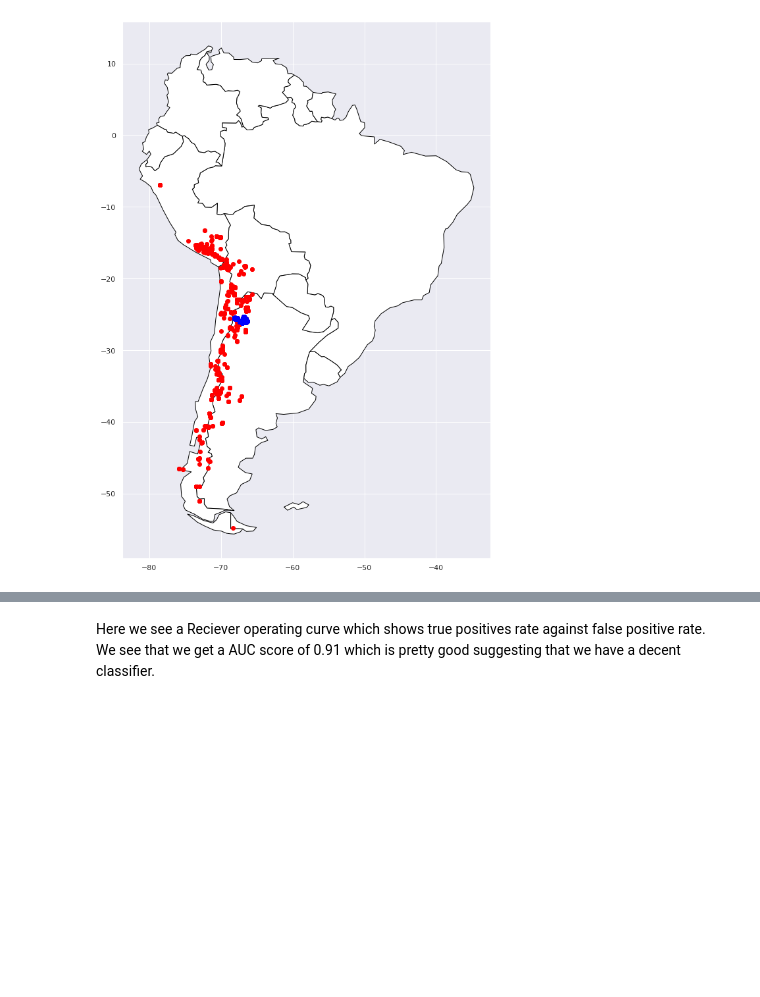
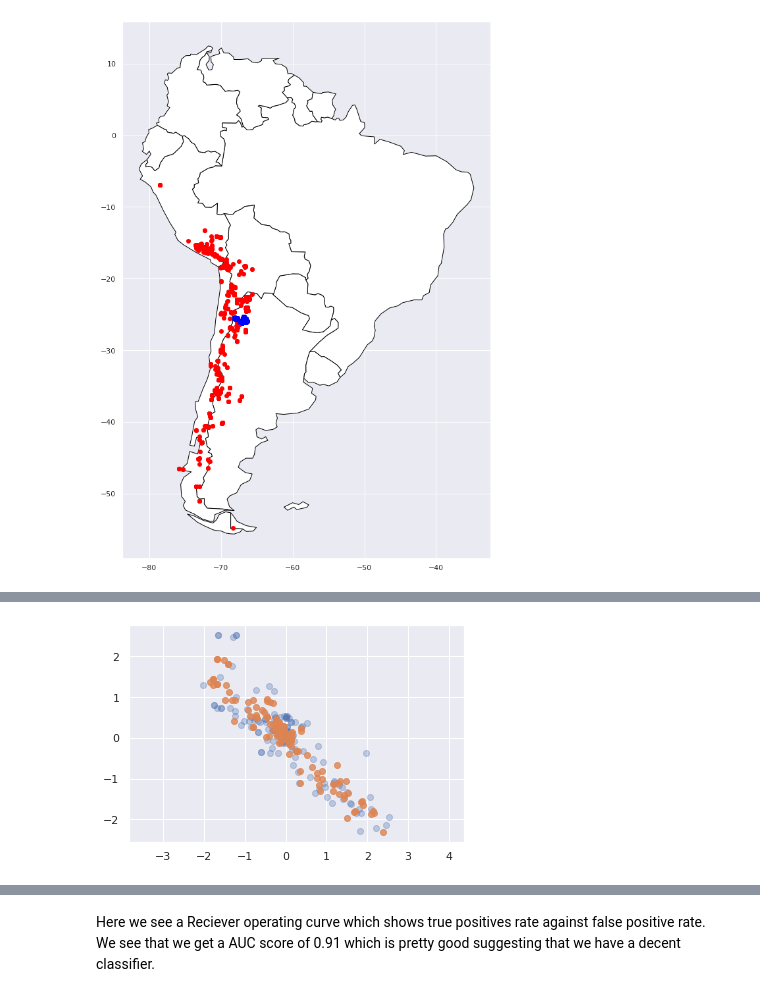
Before and after one commit to f-lingo/Obsidian_geochem, a Jupyter notebook: Geochem_Project.ipynb, the cells around one changed output, grey strips where cells are left out. Drawn from its saved outputs; the diff is of its cells as text; code cells hidden in the pictures; blank space fills up the shorter version.

```diff
--- a/Geochem_Project.ipynb
+++ b/Geochem_Project.ipynb
@@ -455,0 +465,9 @@ plt.show()
+# %%
+# Set variable for id number and coordinates
+location = ['id_number', 'LATITUDE', 'LONGITUDE']
+
+# Set temporary variable for location - X_Training
+location_temp = X_train[location]
+
+# Set temporary variable for location - X_Testing
+location_temp_X = X_test[location]
@@ -455,0 +476,13 @@ plt.show()
+# %%
+# Z-score Normalization - X_Training
+normalized_X_train=(X_train[cluster_variables]-X_train[cluster_variables].mean())/X_train[cluster_variables].std()
+
+# Add back location data to normalized data - X_training
+normalized_X_train= pd.concat([normalized_X_train,
+                               location_temp['id_number'],
+                               location_temp['LATITUDE'],
+                               location_temp['LONGITUDE']],
+                               join = 'outer', axis = 1)
+# Change name back to X_train
+X_train = normalized_X_train
+X_train.head()
@@ -455,0 +596,11 @@ plt.show()
+# %%
+# PCA - training data
+
+pca = PCA(n_components=3)
+pca.fit(X_train[cluster_variables])
+X_pca = pca.transform(X_train[cluster_variables])
+
+print(pca.components_)
+print(' ')
+print("original shape:   ", X_train.shape)
+print("transformed shape:", X_pca.shape)
@@ -455,0 +620,7 @@ plt.show()
+# %%
+X_new = pca.inverse_transform(X_pca)
+plt.scatter(X_train.iloc[:, 0], X_train.iloc[:, 1], alpha=0.3)
+plt.scatter(X_new[:, 0], X_new[:, 1], alpha=0.8)
+plt.axis('equal');
+# %% [output]
+[figure, added]
```
Also changed, not shown: parts of 94 cells of this notebook.
